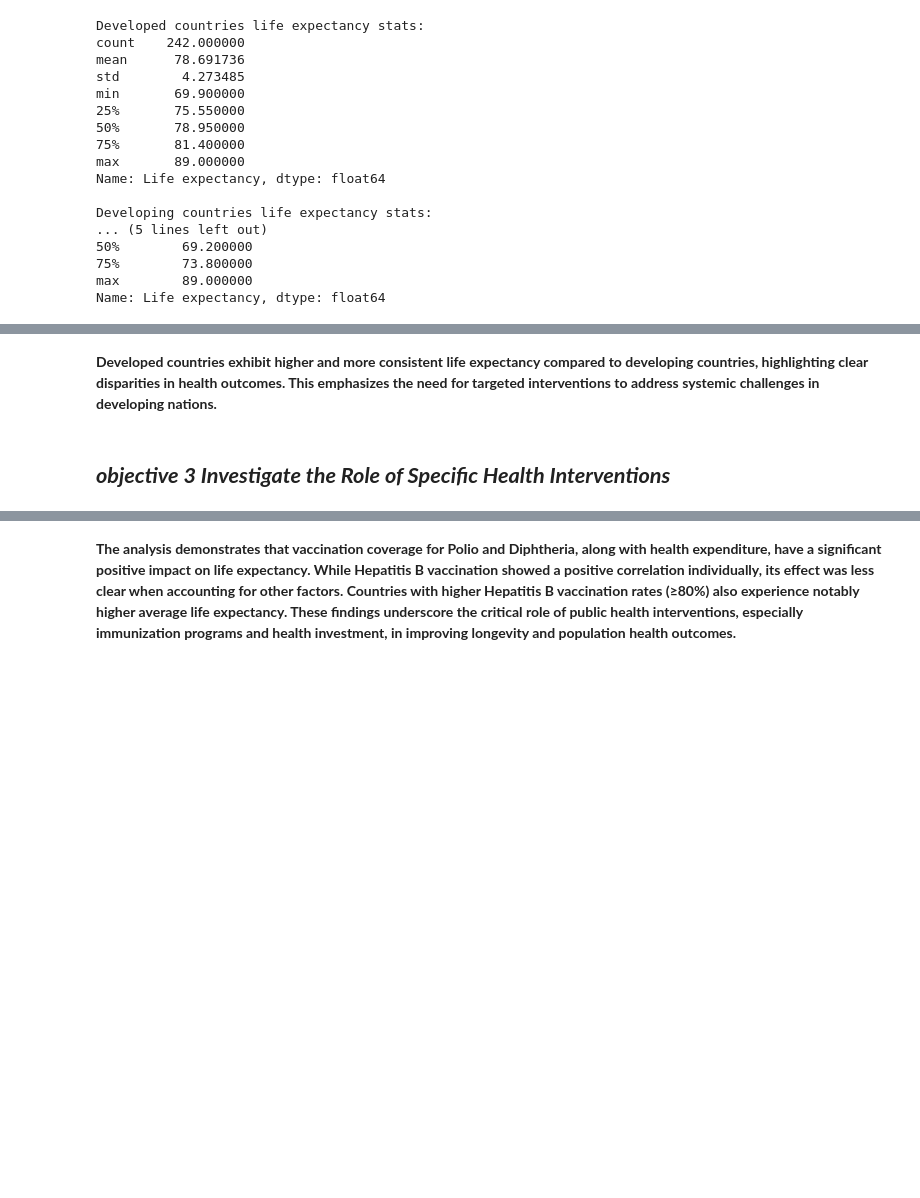
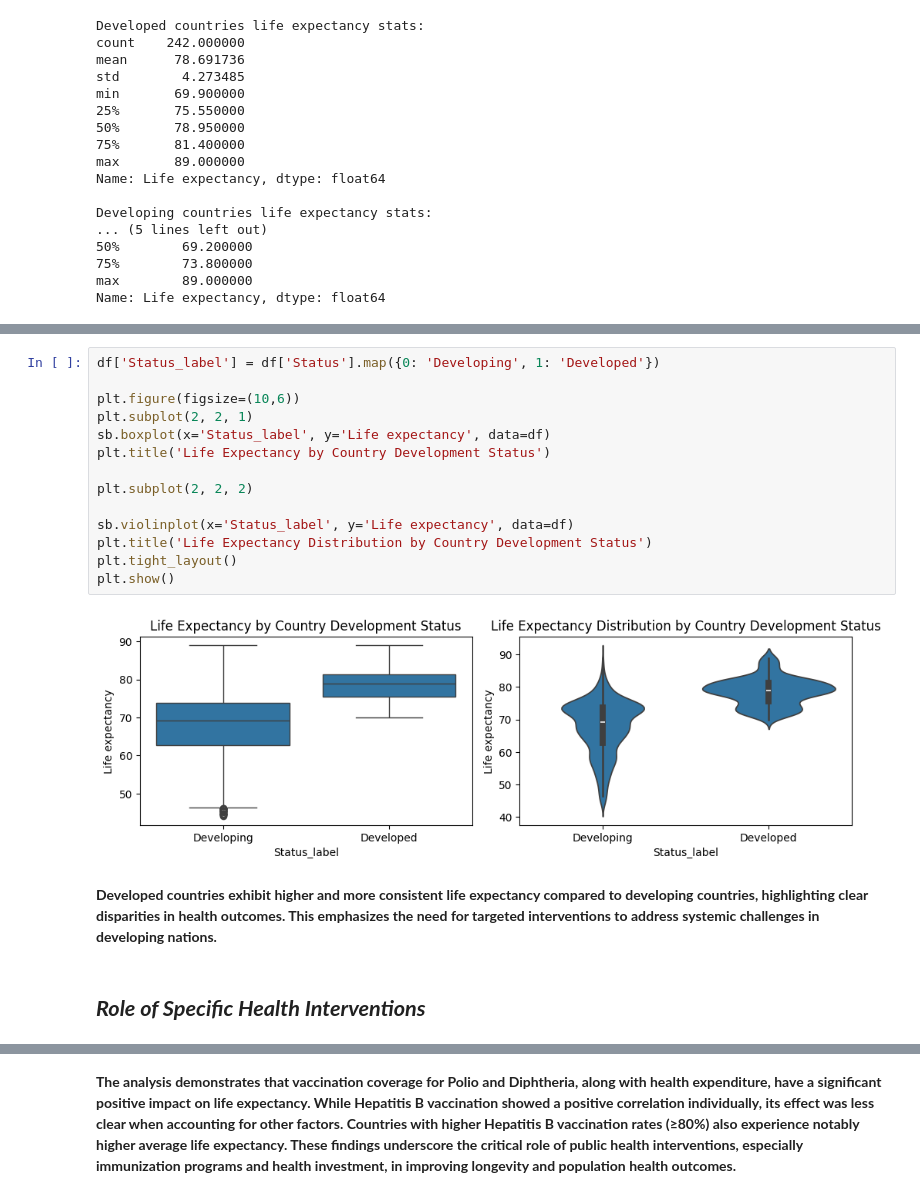
Before and after one commit to SumayyaN/final_recess_project, a Jupyter notebook: Life_Expectancy.ipynb, the cells around one changed output, grey strips where cells are left out. Saved outputs shown, nothing was run; the diff lists cells and outputs as text; blank space fills up the shorter version.

```diff
--- a/Life_Expectancy.ipynb
+++ b/Life_Expectancy.ipynb
@@ -484,7 +472,23 @@ plt.show()
+# %%
+df['Status_label'] = df['Status'].map({0: 'Developing', 1: 'Developed'})
+
+plt.figure(figsize=(10,6))
+plt.subplot(2, 2, 1)
+sb.boxplot(x='Status_label', y='Life expectancy', data=df)
+plt.title('Life Expectancy by Country Development Status')
+
+plt.subplot(2, 2, 2)
+
+sb.violinplot(x='Status_label', y='Life expectancy', data=df)
+plt.title('Life Expectancy Distribution by Country Development Status')
+plt.tight_layout()
+plt.show()
+# %% [output]
+[figure, added]
 # %% [markdown]
 **Developed countries exhibit higher and more consistent life expectancy compared to developing countries, highlighting clear disparities in health outcomes. This emphasizes the need for targeted interventions to address systemic challenges in developing nations.**
 # %% [markdown]
-## ***objective 3 Investigate the Role of Specific Health Interventions***
+## ***Role of Specific Health Interventions***
 # %%
 import statsmodels.api as sm
 
```
Also changed, not shown: parts of 20 cells of this notebook.
